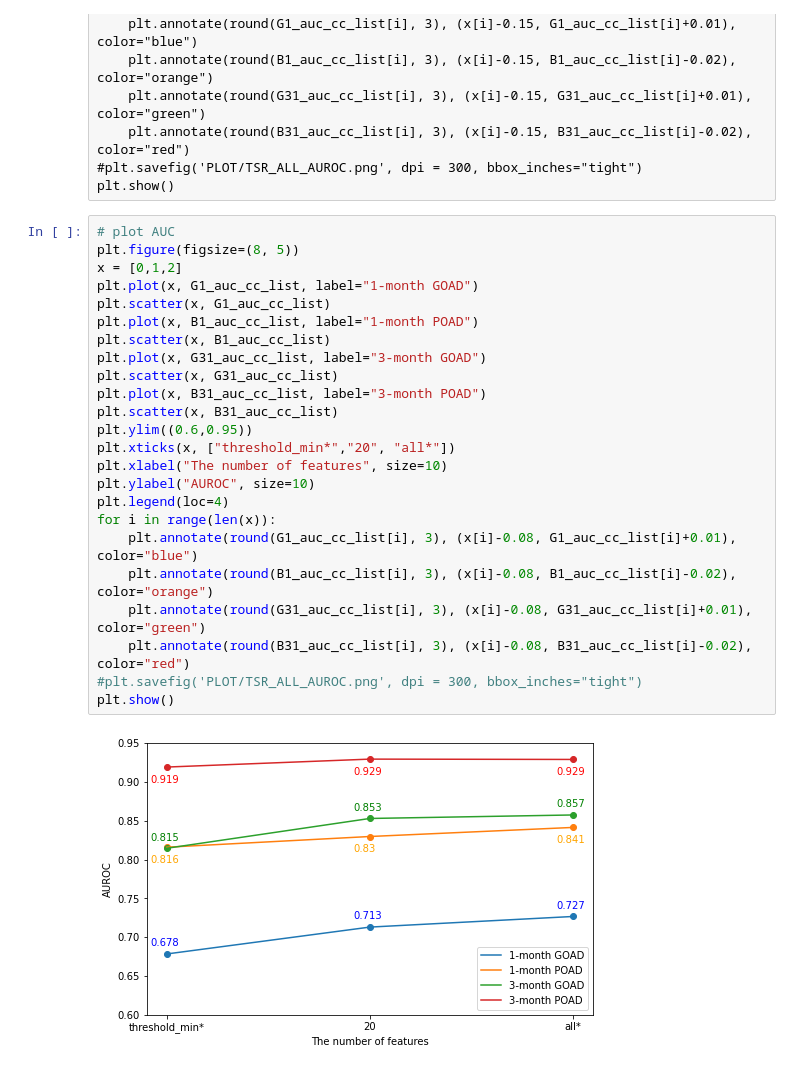
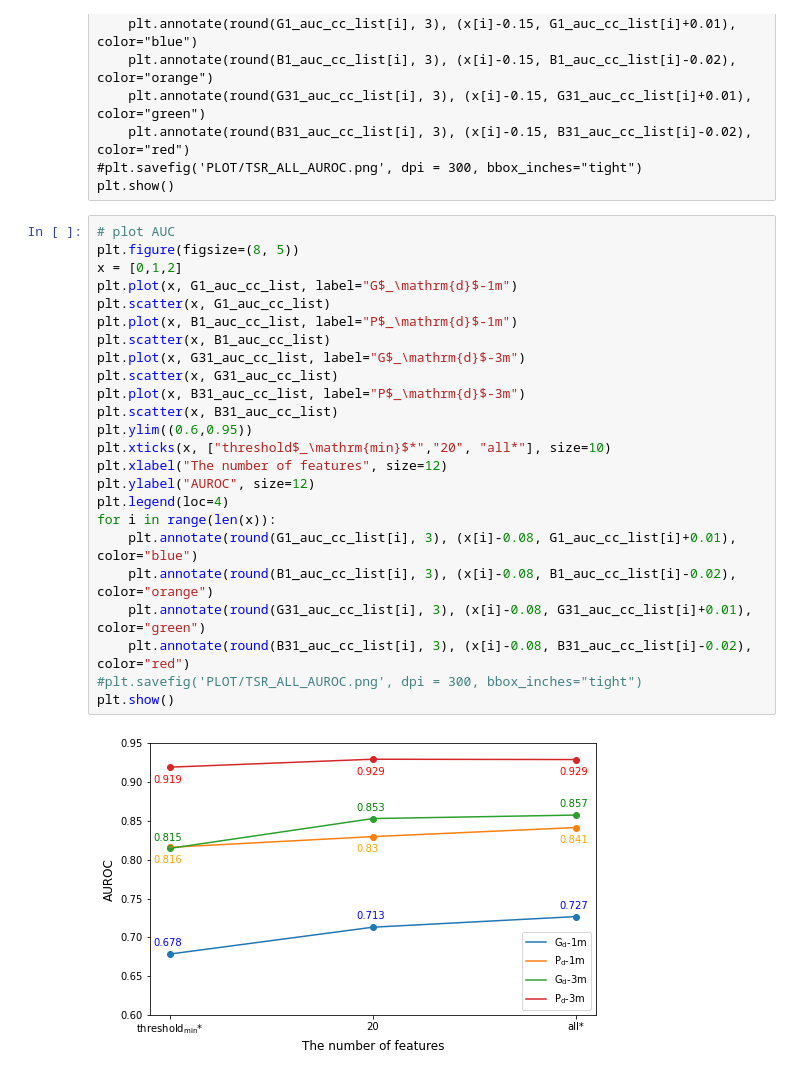
Before and after one commit to sn987532159/TSR_ML, a Jupyter notebook: result/TSR_ALL/TSR_ALL_AUROC.ipynb, the cells around one changed output. Drawn from its saved outputs; the diff is of its cells as text.

```diff
--- a/result/TSR_ALL/TSR_ALL_AUROC.ipynb
+++ b/result/TSR_ALL/TSR_ALL_AUROC.ipynb
@@ -230,26 +230,26 @@ plt.show()
 # %%
 # plot AUC
 plt.figure(figsize=(8, 5))
 x = [0,1,2]
-plt.plot(x, G1_auc_cc_list, label="1-month GOAD")
+plt.plot(x, G1_auc_cc_list, label="G$_\mathrm{d}$-1m")
 plt.scatter(x, G1_auc_cc_list)
-plt.plot(x, B1_auc_cc_list, label="1-month POAD")
+plt.plot(x, B1_auc_cc_list, label="P$_\mathrm{d}$-1m")
 plt.scatter(x, B1_auc_cc_list)
-plt.plot(x, G31_auc_cc_list, label="3-month GOAD")
+plt.plot(x, G31_auc_cc_list, label="G$_\mathrm{d}$-3m")
 plt.scatter(x, G31_auc_cc_list)
-plt.plot(x, B31_auc_cc_list, label="3-month POAD")
+plt.plot(x, B31_auc_cc_list, label="P$_\mathrm{d}$-3m")
 plt.scatter(x, B31_auc_cc_list)
 plt.ylim((0.6,0.95))
-plt.xticks(x, ["threshold_min*","20", "all*"])
-plt.xlabel("The number of features", size=10)
-plt.ylabel("AUROC", size=10)
+plt.xticks(x, ["threshold$_\mathrm{min}$*","20", "all*"], size=10)
+plt.xlabel("The number of features", size=12)
+plt.ylabel("AUROC", size=12)
 plt.legend(loc=4)
 for i in range(len(x)):
     plt.annotate(round(G1_auc_cc_list[i], 3), (x[i]-0.08, G1_auc_cc_list[i]+0.01), color="blue")
     plt.annotate(round(B1_auc_cc_list[i], 3), (x[i]-0.08, B1_auc_cc_list[i]-0.02), color="orange")
     plt.annotate(round(G31_auc_cc_list[i], 3), (x[i]-0.08, G31_auc_cc_list[i]+0.01), color="green")
     plt.annotate(round(B31_auc_cc_list[i], 3), (x[i]-0.08, B31_auc_cc_list[i]-0.02), color="red")
 #plt.savefig('PLOT/TSR_ALL_AUROC.png', dpi = 300, bbox_inches="tight")
 plt.show()
 # %% [output]
-[figure, old version]
+[figure, new version]
```
Also changed, not shown: 6 other files.
